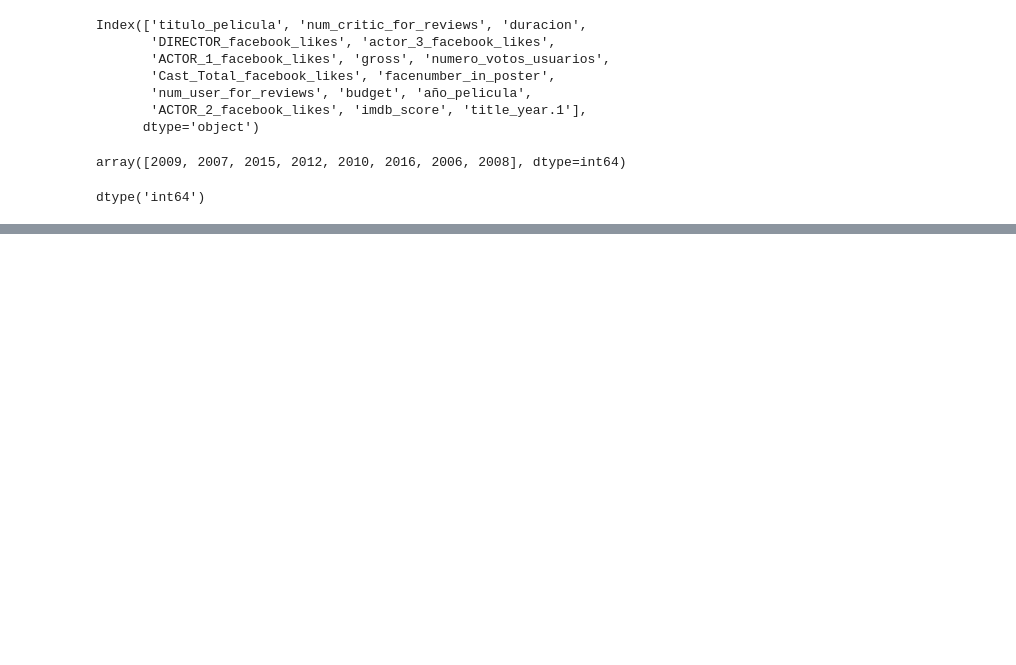
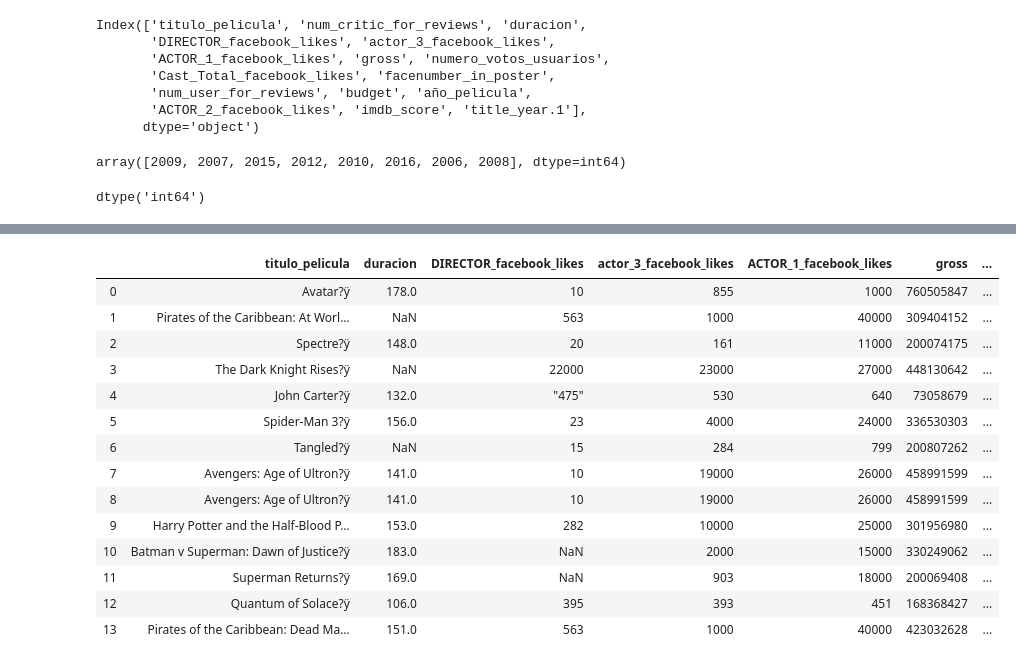
Before and after one commit to LizbethBolado/Mineria-de-datos, a Jupyter notebook: Practica 1 (Procesamiento de datos).ipynb, the cells around one changed output, grey strips where cells are left out. Saved outputs shown, nothing was run; the diff lists cells and outputs as text; code cells hidden in the pictures; blank space fills up the shorter version.

```diff
--- a/Practica 1 (Procesamiento de datos).ipynb
+++ b/Practica 1 (Procesamiento de datos).ipynb
@@ -104,0 +123,18 @@ año_2008_vs_titulo_pelicula = base1.loc[base1.año_pelicula == 'año_2008' ].ti
+# %%
+base1.drop('num_critic_for_reviews', axis = 1 ) #eliminamos las columnas que no necesitamos
+# %% [output]
+|  | titulo_pelicula | duracion | DIRECTOR_facebook_likes | actor_3_facebook_likes | ACTOR_1_facebook_likes | gross | ... |
+| 0 | Avatar?ÿ | 178.0 | 10 | 855 | 1000 | 760505847 | ... |
+| 1 | Pirates of the Caribbean: At Worl... | NaN | 563 | 1000 | 40000 | 309404152 | ... |
+| 2 | Spectre?ÿ | 148.0 | 20 | 161 | 11000 | 200074175 | ... |
+| 3 | The Dark Knight Rises?ÿ | NaN | 22000 | 23000 | 27000 | 448130642 | ... |
+| 4 | John Carter?ÿ | 132.0 | "475" | 530 | 640 | 73058679 | ... |
+| 5 | Spider-Man 3?ÿ | 156.0 | 23 | 4000 | 24000 | 336530303 | ... |
+| 6 | Tangled?ÿ | NaN | 15 | 284 | 799 | 200807262 | ... |
+| 7 | Avengers: Age of Ultron?ÿ | 141.0 | 10 | 19000 | 26000 | 458991599 | ... |
+| 8 | Avengers: Age of Ultron?ÿ | 141.0 | 10 | 19000 | 26000 | 458991599 | ... |
+| 9 | Harry Potter and the Half-Blood P... | 153.0 | 282 | 10000 | 25000 | 301956980 | ... |
+| 10 | Batman v Superman: Dawn of Justice?ÿ | 183.0 | NaN | 2000 | 15000 | 330249062 | ... |
+| 11 | Superman Returns?ÿ | 169.0 | NaN | 903 | 18000 | 200069408 | ... |
+| 12 | Quantum of Solace?ÿ | 106.0 | 395 | 393 | 451 | 168368427 | ... |
+| 13 | Pirates of the Caribbean: Dead Ma... | 151.0 | 563 | 1000 | 40000 | 423032628 | ... |
```
Also changed, not shown: parts of 8 cells of this notebook.
